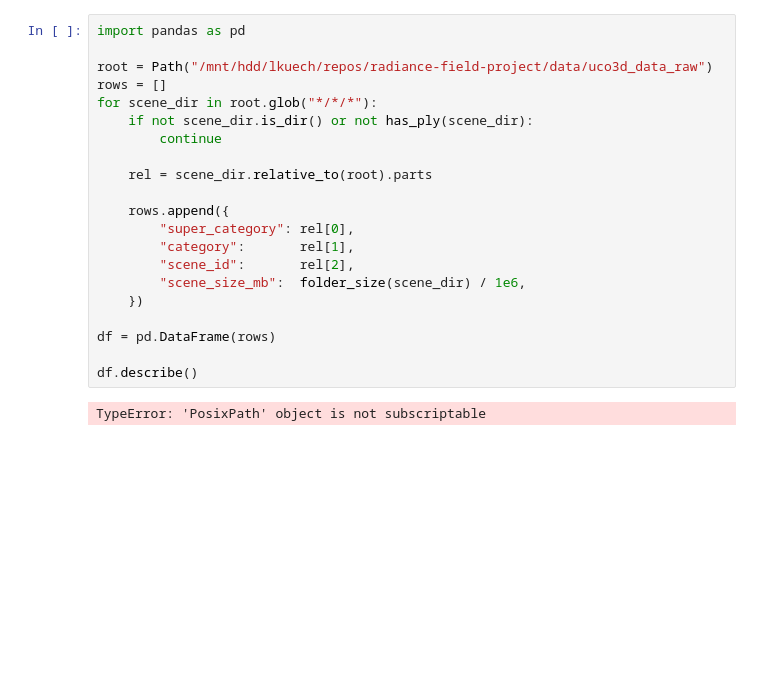
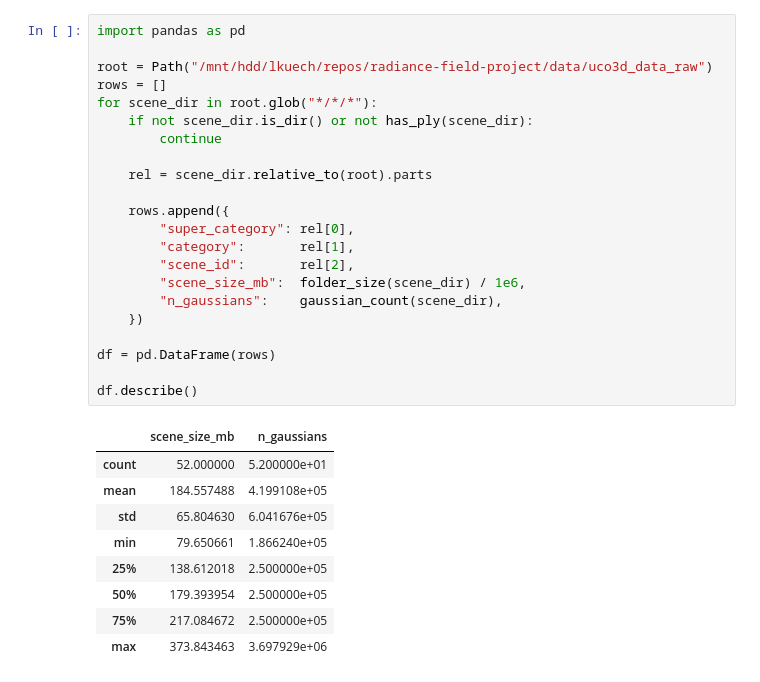
Before and after one commit to nikolasrieger/radiance-field-project, a Jupyter notebook: notebooks/visualize_scen_size.ipynb, the cells around one changed output. Saved outputs shown, nothing was run; the diff lists cells and outputs as text; blank space fills up the shorter version.

```diff
--- a/notebooks/visualize_scen_size.ipynb
+++ b/notebooks/visualize_scen_size.ipynb
@@ -20,25 +32,34 @@ def has_ply(p: Path) -> bool:
 # %%
 import pandas as pd
 
 root = Path("/mnt/hdd/lkuech/repos/radiance-field-project/data/uco3d_data_raw")
 rows = []
 for scene_dir in root.glob("*/*/*"):
     if not scene_dir.is_dir() or not has_ply(scene_dir):
         continue
 
     rel = scene_dir.relative_to(root).parts
 
     rows.append({
         "super_category": rel[0],
         "category":       rel[1],
         "scene_id":       rel[2],
         "scene_size_mb":  folder_size(scene_dir) / 1e6,
+        "n_gaussians":    gaussian_count(scene_dir),
     })
 
 df = pd.DataFrame(rows)
 
 df.describe()
 # %% [output]
-TypeError: 'PosixPath' object is not subscriptable
+|  | scene_size_mb | n_gaussians |
+| count | 52.000000 | 5.200000e+01 |
+| mean | 184.557488 | 4.199108e+05 |
+| std | 65.804630 | 6.041676e+05 |
+| min | 79.650661 | 1.866240e+05 |
+| 25% | 138.612018 | 2.500000e+05 |
+| 50% | 179.393954 | 2.500000e+05 |
+| 75% | 217.084672 | 2.500000e+05 |
+| max | 373.843463 | 3.697929e+06 |
 # %%
 import matplotlib.pyplot as plt
```
Also changed, not shown: parts of 3 cells of this notebook, 2 other files.
